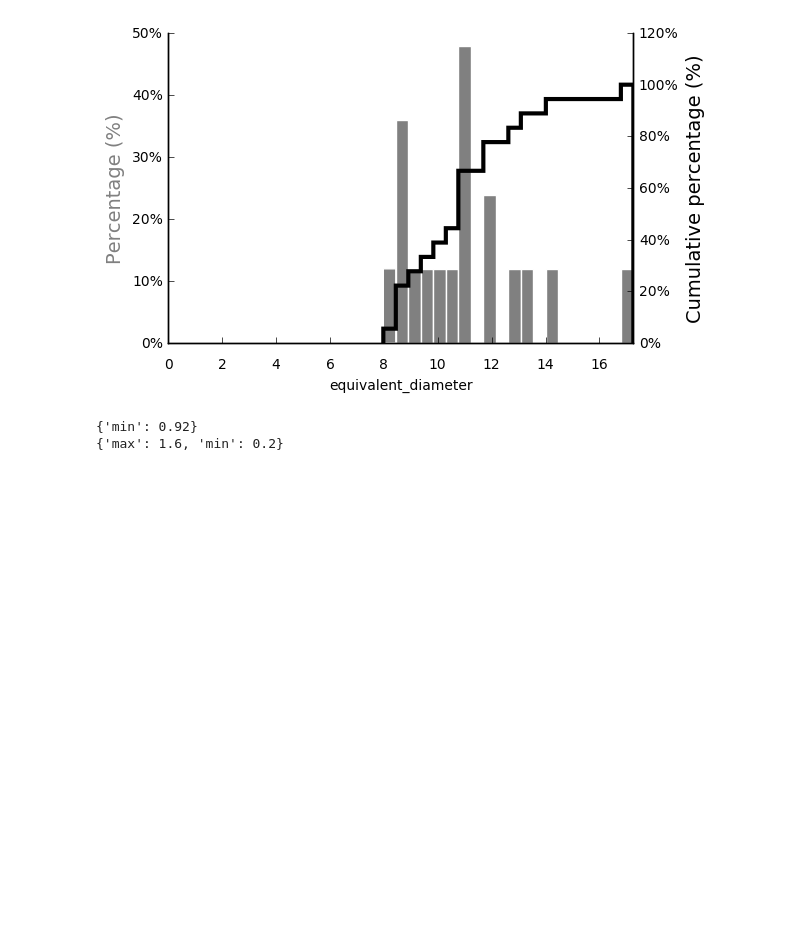
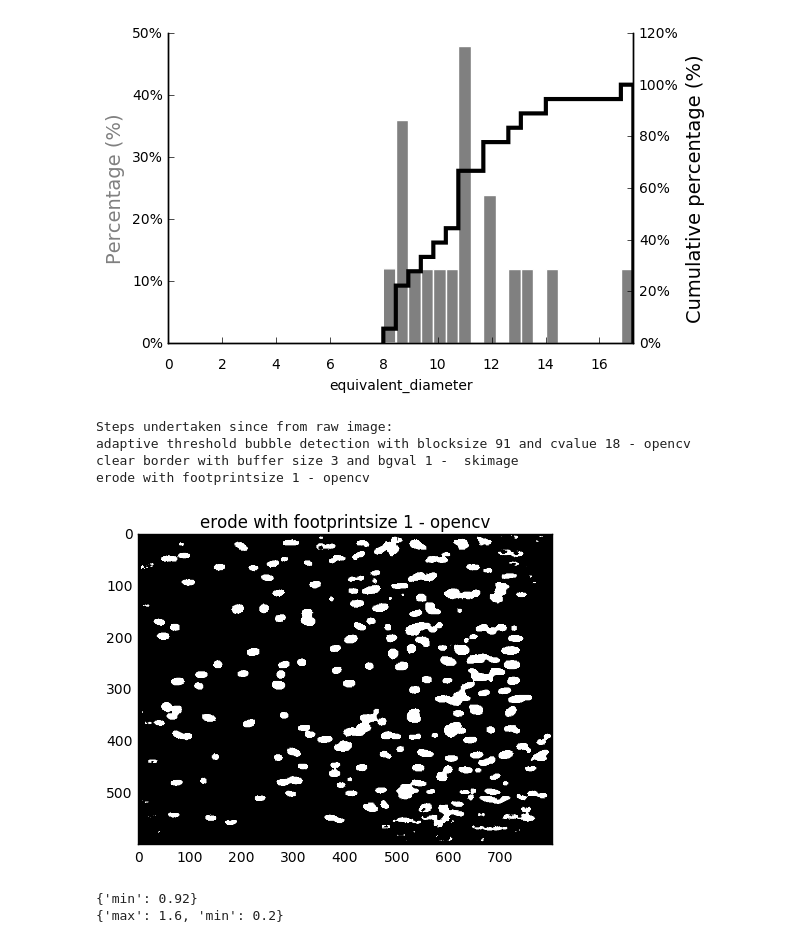
Before and after one commit to gbellandi/bubble_size_analysis, a Jupyter notebook: drafts/bubblekicker.ipynb, the cells around one changed output. Cells and saved outputs as stored; diff of their text form; code cells hidden in the pictures; blank space fills up the shorter version.

Commit message:
pipeline testing and comparison of canny and adaptive

```diff
--- a/drafts/bubblekicker.ipynb
+++ b/drafts/bubblekicker.ipynb
@@ -17,6 +21,15 @@ fig, axs = bubble_properties_plot(filtered_bubbles, "equivalent_diameter")  # ma
 {'min': 0.92}
 {'max': 1.6, 'min': 0.2}
 [figure]
+# %%
+bubbler.plot();
+bubbler.what_have_i_done()
+# %% [output]
+Steps undertaken since from raw image:
+adaptive threshold bubble detection with blocksize 91 and cvalue 18 - opencv
+clear border with buffer size 3 and bgval 1 -  skimage
+erode with footprintsize 1 - opencv
+[figure, added]
 # %%
 bubbler = AdaptiveThresholdPipeline('0325097m_0305.tif', channel='red') #setup the pipeline by loading the file
 result = bubbler.run(91, 18, 3, 1, 1)  # executing the pipeline with custom parameters
```
Also changed, not shown: parts of 2 cells of this notebook.
